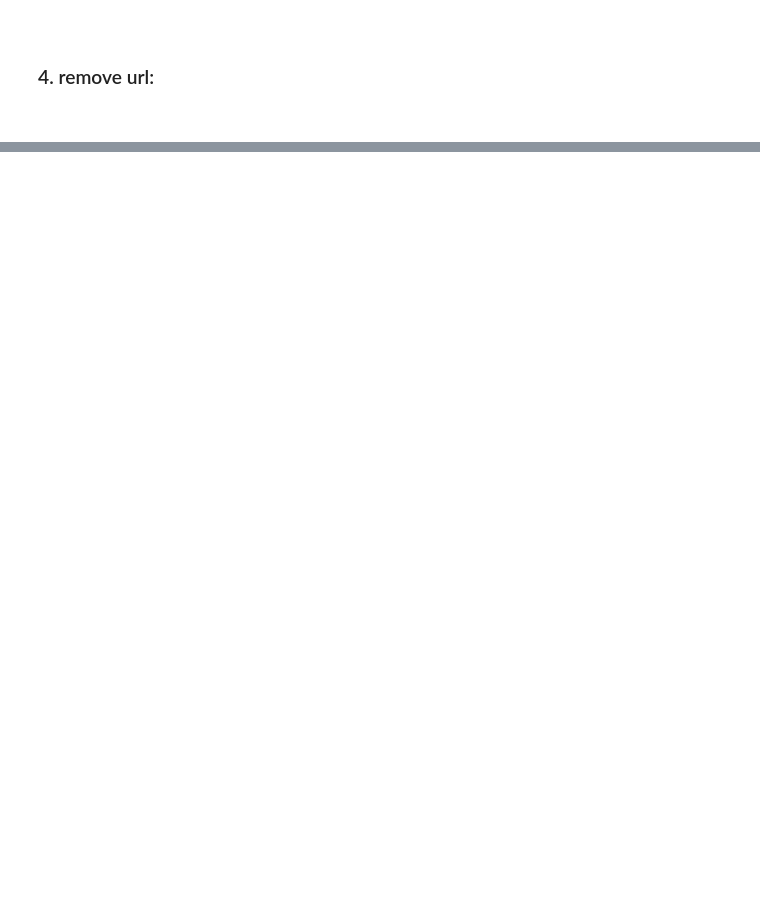
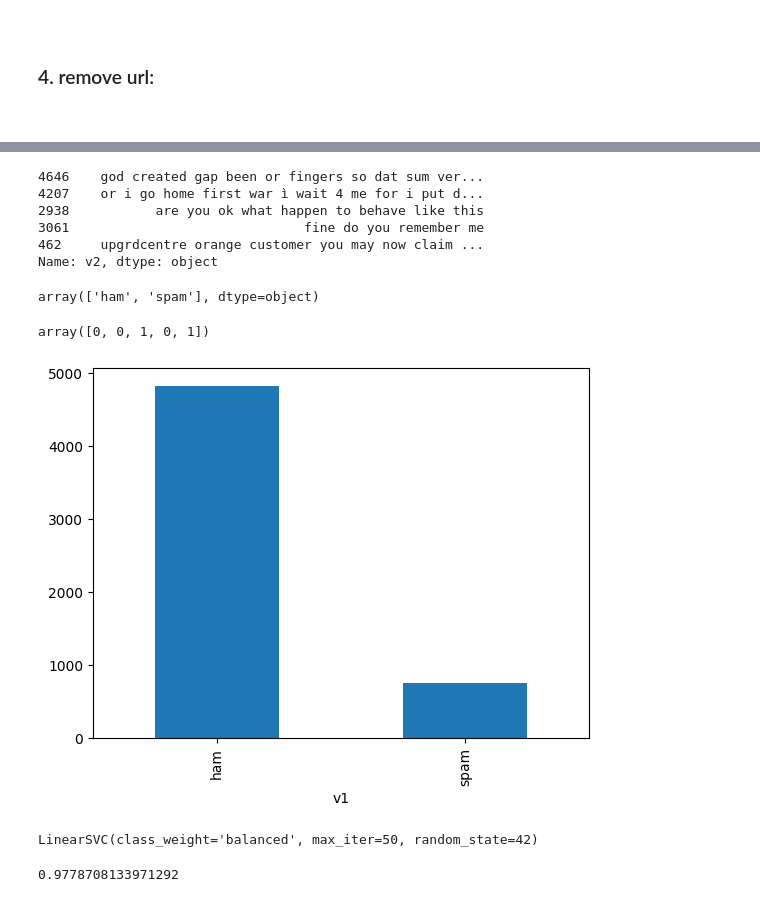
Before and after one commit to yasin-arafat-05/NLP, a Jupyter notebook: 04_sms_spam_collection/sms_spam_collection.ipynb, the cells around one changed output, grey strips where cells are left out. Saved outputs shown, nothing was run; the diff lists cells and outputs as text; code cells hidden in the pictures; blank space fills up the shorter version.

Commit message:
spam

```diff
--- a/04_sms_spam_collection/sms_spam_collection.ipynb
+++ b/04_sms_spam_collection/sms_spam_collection.ipynb
@@ -145,0 +241,8 @@ df["v2"] = df["v2"].apply(removeEmoji)
+# %%
+
+def spell_checking(text):
+    txtblb = TextBlob(text)
+    return txtblb.correct().string
+
+df["v2"] = df['v2'].astype(str).parallel_apply(spell_checking)
+df.sample(2)
@@ -145,0 +370,3 @@ df["v2"] = df["v2"].apply(removeEmoji)
+# %%
+df['v2'] = df['v2'].apply(chatword)
+df.sample(3)
@@ -145,0 +386,5 @@ df["v2"] = df["v2"].apply(removeEmoji)
+# %%
+
+
+vocavoluray = nltk.download('wordnet')
+word_net_lemmetization = WordNetLemmatizer()
@@ -145,0 +394,10 @@ df["v2"] = df["v2"].apply(removeEmoji)
+# %%
+
+def lemmetization(text):
+    fnl_str = []
+    for word in text.split(" "):
+        base_wrd = word_net_lemmetization.lemmatize(word)
+        fnl_str.append(word)
+    return " ".join(fnl_str)
+
+df['v2'] = df['v2'].parallel_apply(lemmetization)
@@ -145,0 +436,9 @@ df["v2"] = df["v2"].apply(removeEmoji)
+# %%
+X_train.sample(5)
+# %% [output]
+4646    god created gap been or fingers so dat sum ver...
+4207    or i go home first war ì wait 4 me for i put d...
+2938           are you ok what happen to behave like this
+3061                              fine do you remember me
+462     upgrdcentre orange customer you may now claim ...
+Name: v2, dtype: object
@@ -145,0 +455,31 @@ df["v2"] = df["v2"].apply(removeEmoji)
+# %%
+
+labelEncoder.classes_
+# %% [output]
+array(['ham', 'spam'], dtype=object)
+# %%
+y_test[:5]
+# %% [output]
+array([0, 0, 1, 0, 1])
+# %%
+
+# count the number of value:
+df["v1"].value_counts().plot(kind="bar")
+plt.show()
+
+# we need to give the same weight to every class cause our dataset is unbalanced:
+# %% [output]
+[figure, added]
+# %%
+
+svc = LinearSVC(random_state=42,class_weight='balanced',max_iter=50)
+svc.fit(X_train,y_train)
+# %% [output]
+LinearSVC(class_weight='balanced', max_iter=50, random_state=42)
+# %%
+
+
+y_pred = svc.predict(X_test)
+accuracy_score(y_test,y_pred)
+# %% [output]
+0.9778708133971292
```
Also changed, not shown: parts of 40 cells of this notebook, 3 other files.
